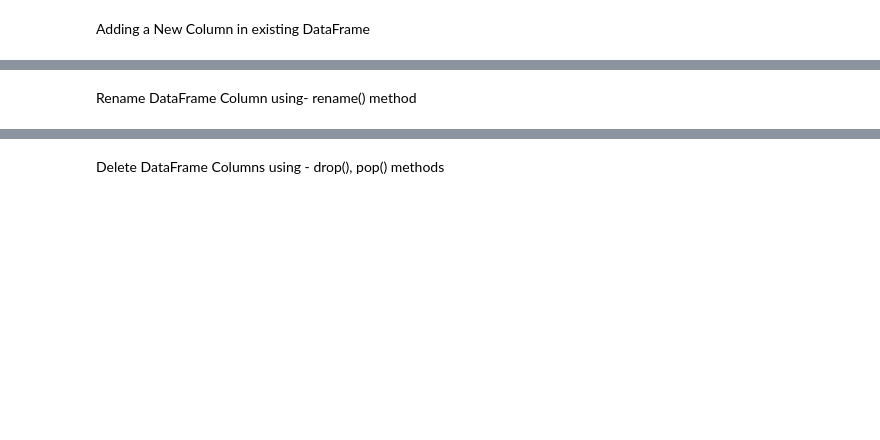
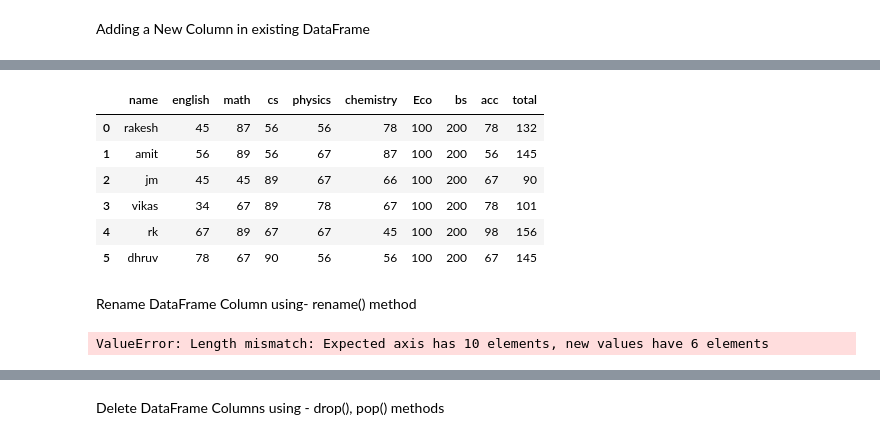
Before and after one commit to linrakesh/Notes, a Jupyter notebook: PandasCode/Opreation_on_columns.ipynb, the cells around one changed output, grey strips where cells are left out. Cells and saved outputs as stored; diff of their text form; code cells hidden in the pictures; blank space fills up the shorter version.

```diff
--- a/PandasCode/Opreation_on_columns.ipynb
+++ b/PandasCode/Opreation_on_columns.ipynb
@@ -34,3 +108,14 @@ df
+# %%
+df['bs']=200  # if column already exists then it update that column
+df
+# %% [output]
+|  | name | english | math | cs | physics | chemistry | Eco | bs | acc | total |
+| 0 | rakesh | 45 | 87 | 56 | 56 | 78 | 100 | 200 | 78 | 132 |
+| 1 | amit | 56 | 89 | 56 | 67 | 87 | 100 | 200 | 56 | 145 |
+| 2 | jm | 45 | 45 | 89 | 67 | 66 | 100 | 200 | 67 | 90 |
+| 3 | vikas | 34 | 67 | 89 | 78 | 67 | 100 | 200 | 78 | 101 |
+| 4 | rk | 67 | 89 | 67 | 67 | 45 | 100 | 200 | 98 | 156 |
+| 5 | dhruv | 78 | 67 | 90 | 56 | 56 | 100 | 200 | 67 | 145 |
 # %% [markdown]
 Rename DataFrame Column using- rename() method
 # %%
@@ -39,4 +124,6 @@ df
 #changing all the column names of a DataFrame
 df.columns = ['Name', 'Eng', 'Maths', 'CompSc', 'Phy', 'Chem']
 df
+# %% [output]
+ValueError: Length mismatch: Expected axis has 10 elements, new values have 6 elements
 # %%
```
Also changed, not shown: parts of 18 cells of this notebook, 4 other files.
